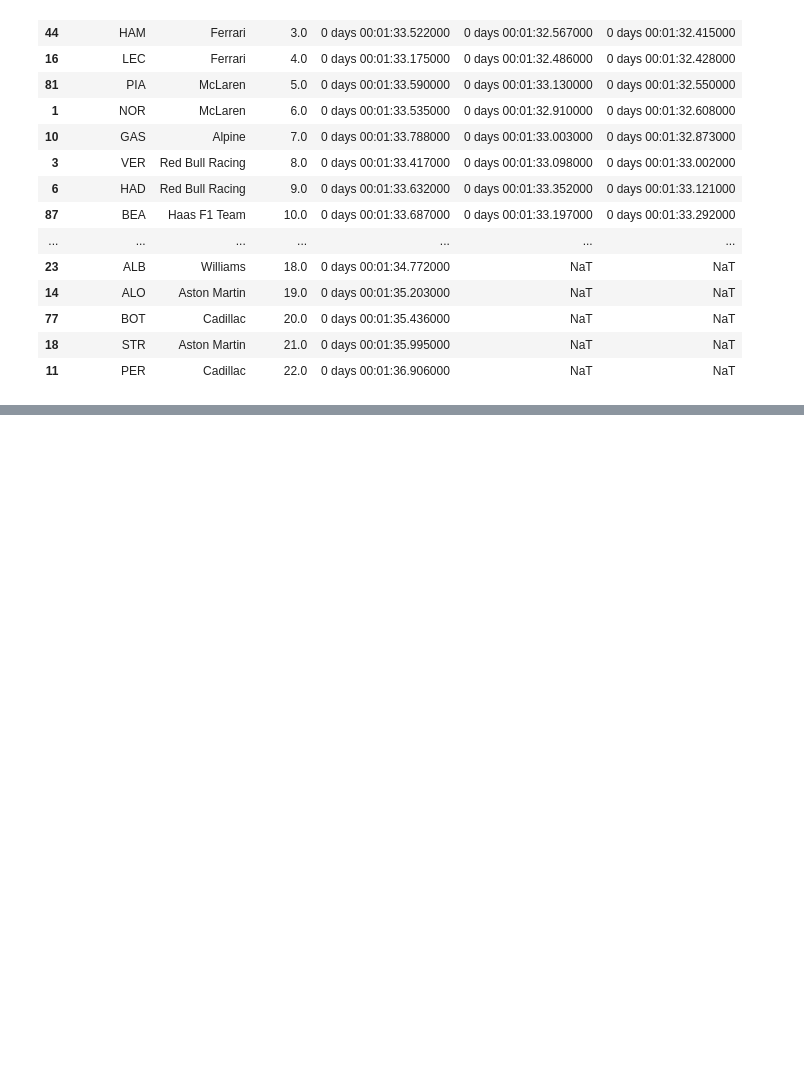
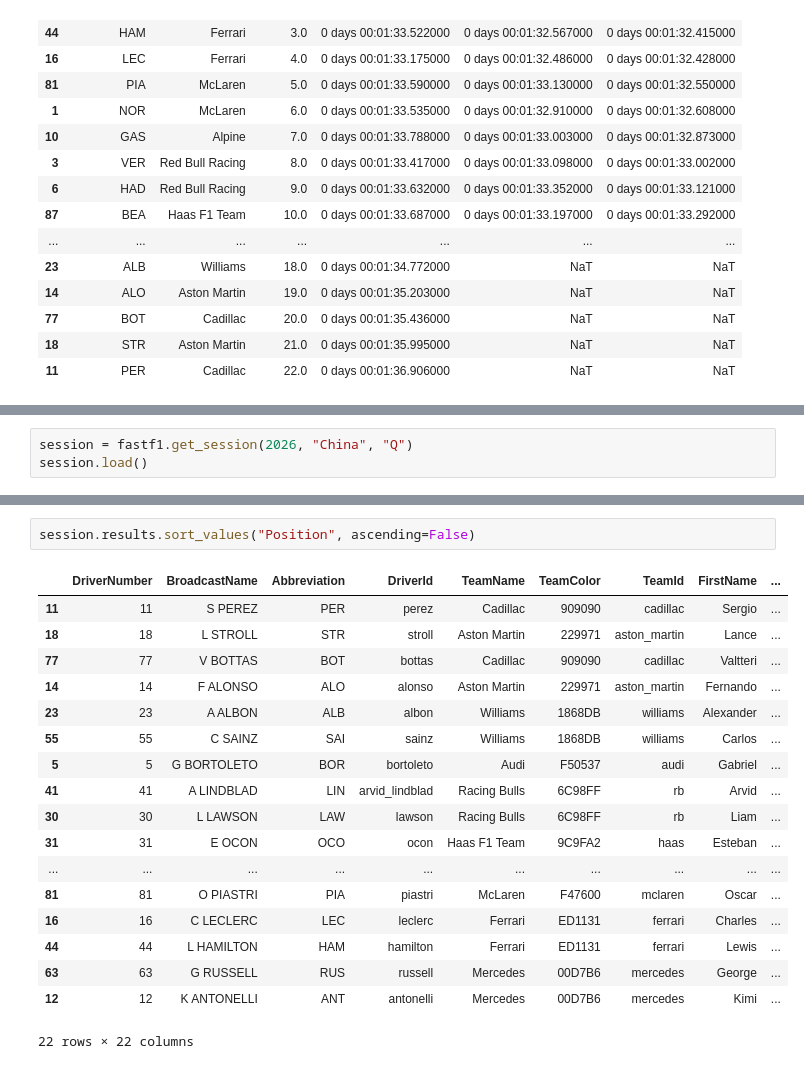
Before and after one commit to ishikajena1509/F1-Telemetry-Analysis, a Jupyter notebook: notebooks/02_china_2026_qualifying_analysis.ipynb.ipynb, the cells around one changed output, grey strips where cells are left out. Saved outputs shown, nothing was run; the diff lists cells and outputs as text; blank space fills up the shorter version.

```diff
--- a/notebooks/02_china_2026_qualifying_analysis.ipynb.ipynb
+++ b/notebooks/02_china_2026_qualifying_analysis.ipynb.ipynb
@@ -199,0 +204,3 @@ qualifying_summary
+# %%
+session = fastf1.get_session(2026, "China", "Q")
+session.load()
@@ -199,0 +316,21 @@ qualifying_summary
+# %%
+session.results.sort_values("Position", ascending=False)
+# %% [output]
+|  | DriverNumber | BroadcastName | Abbreviation | DriverId | TeamName | TeamColor | TeamId | FirstName | ... |
+| 11 | 11 | S PEREZ | PER | perez | Cadillac | 909090 | cadillac | Sergio | ... |
+| 18 | 18 | L STROLL | STR | stroll | Aston Martin | 229971 | aston_martin | Lance | ... |
+| 77 | 77 | V BOTTAS | BOT | bottas | Cadillac | 909090 | cadillac | Valtteri | ... |
+| 14 | 14 | F ALONSO | ALO | alonso | Aston Martin | 229971 | aston_martin | Fernando | ... |
+| 23 | 23 | A ALBON | ALB | albon | Williams | 1868DB | williams | Alexander | ... |
+| 55 | 55 | C SAINZ | SAI | sainz | Williams | 1868DB | williams | Carlos | ... |
+| 5 | 5 | G BORTOLETO | BOR | bortoleto | Audi | F50537 | audi | Gabriel | ... |
+| 41 | 41 | A LINDBLAD | LIN | arvid_lindblad | Racing Bulls | 6C98FF | rb | Arvid | ... |
+| 30 | 30 | L LAWSON | LAW | lawson | Racing Bulls | 6C98FF | rb | Liam | ... |
+| 31 | 31 | E OCON | OCO | ocon | Haas F1 Team | 9C9FA2 | haas | Esteban | ... |
+| ... | ... | ... | ... | ... | ... | ... | ... | ... | ... |
+| 81 | 81 | O PIASTRI | PIA | piastri | McLaren | F47600 | mclaren | Oscar | ... |
+| 16 | 16 | C LECLERC | LEC | leclerc | Ferrari | ED1131 | ferrari | Charles | ... |
+| 44 | 44 | L HAMILTON | HAM | hamilton | Ferrari | ED1131 | ferrari | Lewis | ... |
+| 63 | 63 | G RUSSELL | RUS | russell | Mercedes | 00D7B6 | mercedes | George | ... |
+| 12 | 12 | K ANTONELLI | ANT | antonelli | Mercedes | 00D7B6 | mercedes | Kimi | ... |
+22 rows × 22 columns
```
Also changed, not shown: parts of 11 cells of this notebook, 2 other files.
